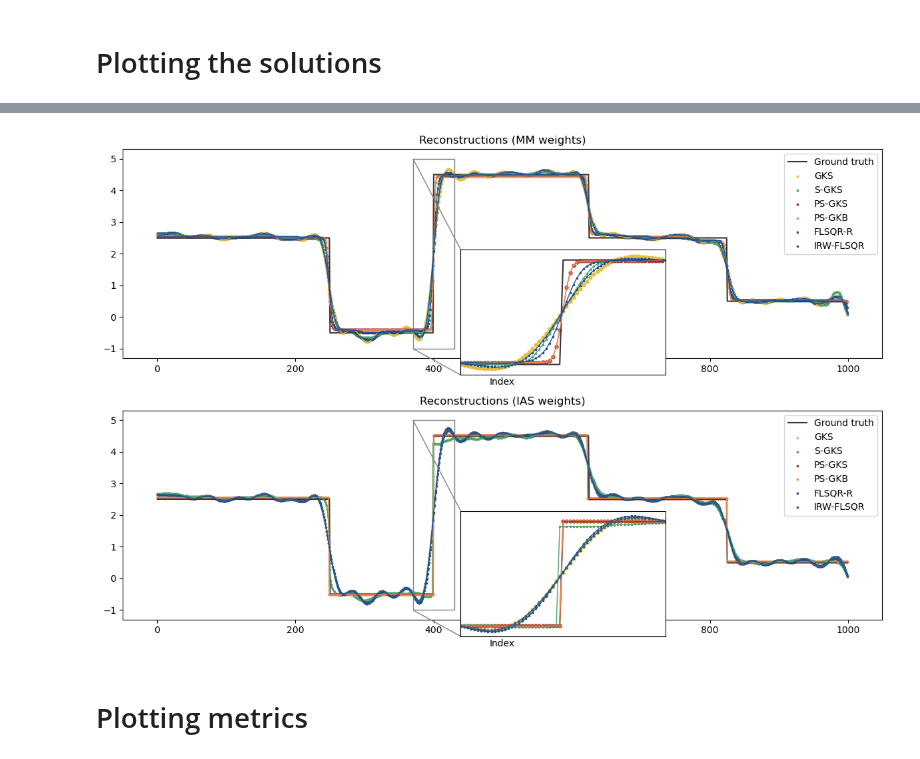
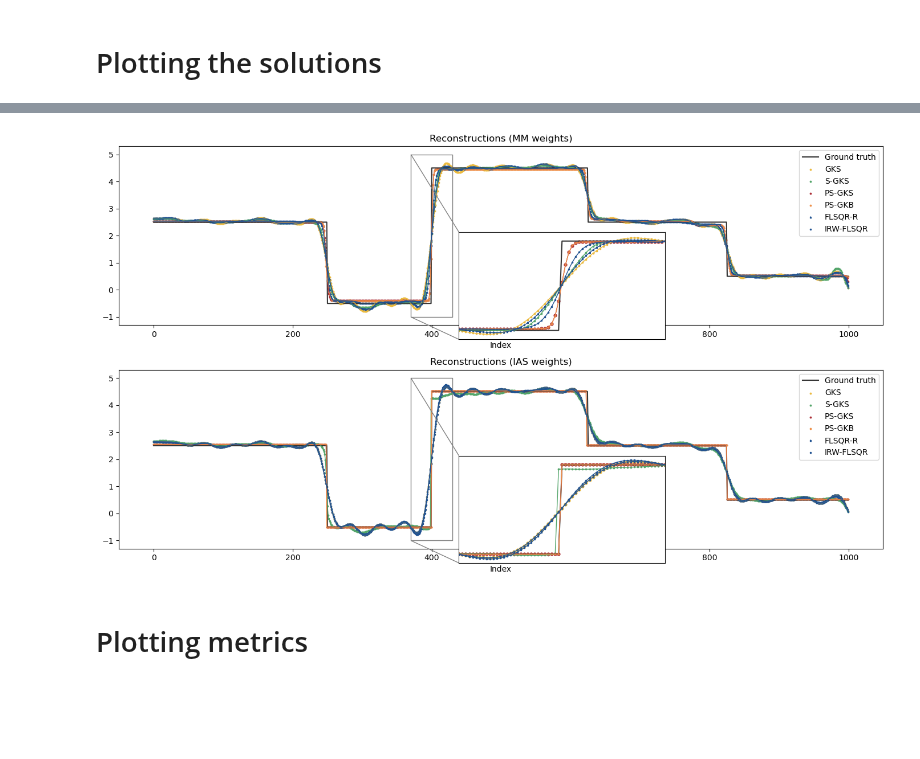
Before and after one commit to mpasha3/IRLS_prec_GSBL, a Jupyter notebook: paper_examples/1d_cosine/1d_cosine.ipynb, the cells around one changed output, grey strips where cells are left out. Cells and saved outputs as stored; diff of their text form; code cells hidden in the pictures; blank space fills up the shorter version.

```diff
--- a/paper_examples/1d_cosine/1d_cosine.ipynb
+++ b/paper_examples/1d_cosine/1d_cosine.ipynb
@@ -521,7 +521,7 @@ marker_size = 3.0
 line_width = 1.0
 
 
-fig, axs = plt.subplots(2,1,figsize=(12,8))
+fig, axs = plt.subplots(2,1,figsize=(14,8))
 
 
 
@@ -586,7 +586,7 @@ inset_ax.plot(grid, ground_truth, color="C9", label="Ground truth")
 
 method = "GKS"
 inset_ax.plot( grid[start_idx:stop_idx], v_gks_data["x"][start_idx:stop_idx], color=method_colors[method], ls=method_lines[method], lw=line_width )
-inset_ax.scatter( grid[start_idx:stop_idx], v_gks_data["x"][start_idx:stop_idx], color=method_colors[method], ls=method_lines[method], marker=method_markers[method], s=4*marker_size , label=method  )
+inset_ax.scatter( grid[start_idx:stop_idx], v_gks_data["x"][start_idx:stop_idx], color=method_colors[method], ls=method_lines[method], marker=method_markers[method], s=marker_size , label=method  )
 
 method = "S-GKS"
 inset_ax.plot( grid[start_idx:stop_idx], mm_sgks_data["x"][start_idx:stop_idx], color=method_colors[method], ls=method_lines[method], lw=line_width)
@@ -713,8 +713,8 @@ axs[plot_idx].set_xlabel("Index")
 
 
 fig.tight_layout()
-fig.savefig("1d_cosine_reconstructions.png", dpi=250, bbox_inches=None)
-fig.savefig("1d_cosine_reconstructions.eps", format="eps", dpi=250, bbox_inches=None)
+fig.savefig("1d_cosine_reconstructions.png", dpi=250, bbox_inches="tight")
+fig.savefig("1d_cosine_reconstructions.eps", format="eps", dpi=250, bbox_inches="tight")
 
 plt.show()
 # %% [output]
@@ -721 +722 @@ plt.show()
-[figure, old version]
+[figure, new version]
```
Also changed, not shown: parts of 2 cells of this notebook, 25 other files.
